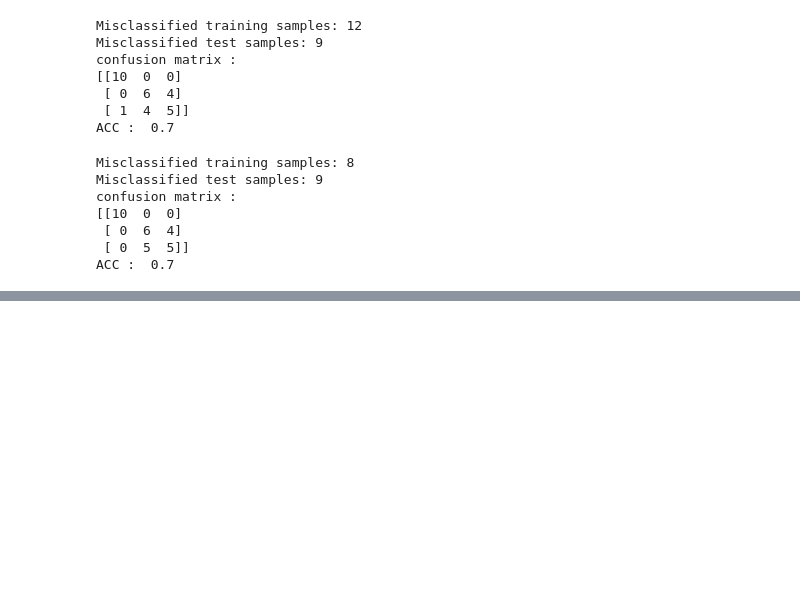
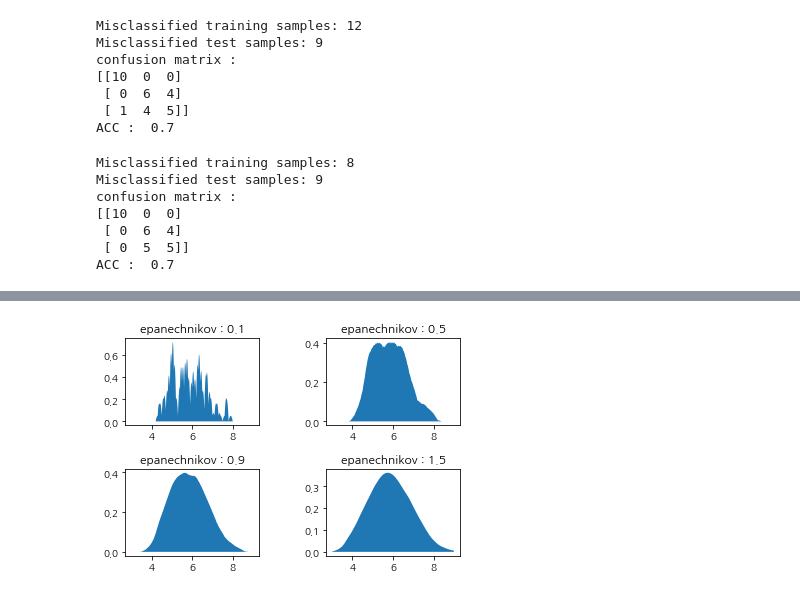
Before and after one commit to euisuk-chung/adv-statistical-ml, a Jupyter notebook: assignment/4장_KNN_Kernel Density.ipynb, the cells around one changed output, grey strips where cells are left out. Saved outputs shown, nothing was run; the diff lists cells and outputs as text; code cells hidden in the pictures; blank space fills up the shorter version.

```diff
--- a/assignment/4장_KNN_Kernel Density.ipynb
+++ b/assignment/4장_KNN_Kernel Density.ipynb
@@ -139,0 +172,25 @@ for density in [0.2, 0.4, 0.6, 0.8, 1]:
+# %%
+# Kernel density
+import matplotlib.pyplot as plt #plot module import
+import numpy as np              #numpy module import
+from sklearn.neighbors import KernelDensity
+
+xx=X['sepal_length'].values # Iris data의 첫번째 feature
+xx=xx.T.reshape(-1, 1) # reshape
+
+fig, axs = plt.subplots(2,2, facecolor='w', edgecolor='k')
+fig.subplots_adjust(hspace = .5, wspace=.5)
+
+axs = axs.ravel()
+
+i=0
+for band_width in [0.1, 0.5, 0.9, 1.5]:
+    kd=KernelDensity(bandwidth = band_width, kernel='epanechnikov')
+    kd.fit(xx)
+    xx_d = np.linspace(3, 9, 1000)
+    logprob=kd.score_samples(xx_d.reshape(-1, 1)) # score_samples은 log probability 계산
+    axs[i].fill_between(xx_d, np.exp(logprob))
+    axs[i].set_title('epanechnikov : ' + str(band_width))
+    i+=1
+# %% [output]
+[figure, added]
```
Also changed, not shown: parts of 6 cells of this notebook.
